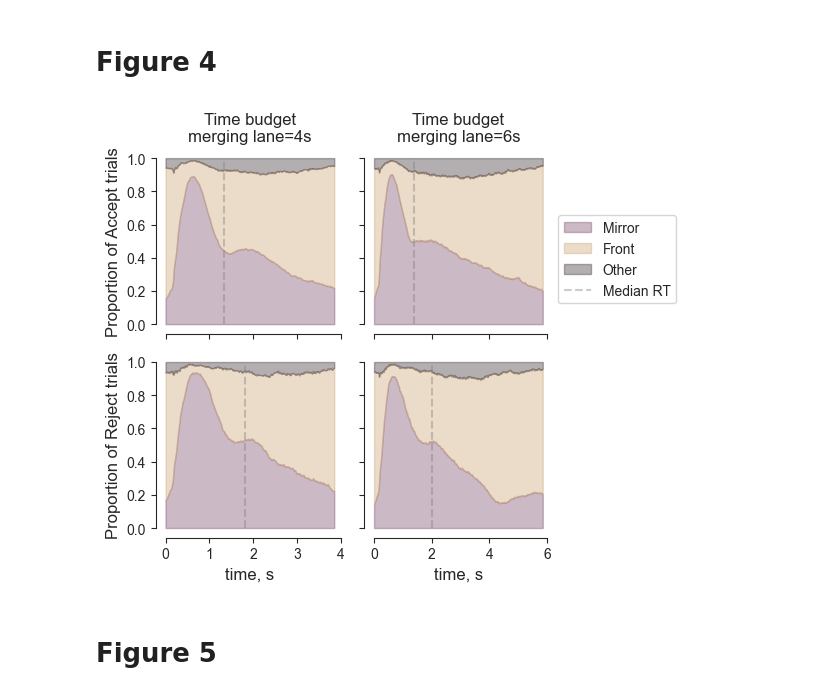
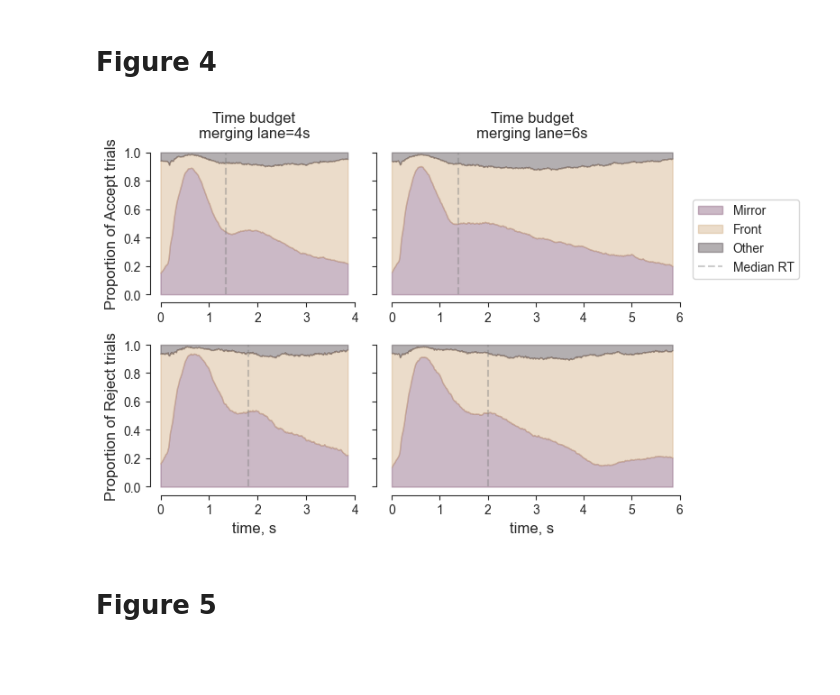
Before and after one commit to cherepaha/merging_eye_tracking, a Jupyter notebook: 02_paper_figures.ipynb, the cells around one changed output. Cells and saved outputs as stored; diff of their text form; code cells hidden in the pictures; blank space fills up the shorter version.

Commit message:
Figure updates

```diff
--- a/02_paper_figures.ipynb
+++ b/02_paper_figures.ipynb
@@ -54,24 +54,25 @@ def plot_average_gaze(data, ax, plot_median_RT=False):
         ax.vlines(x=median_rt, ymin=0, ymax=1, color="grey", ls="--", alpha=0.4, label="Median RT")
 # %%
 fontsize = 12
-fig, ((ax1, ax2), (ax3, ax4)) = plt.subplots(2, 2, figsize=(6,5), sharex="col", sharey="row")
+# fig, ((ax1, ax2), (ax3, ax4)) = plt.subplots(2, 2, figsize=(6,5), sharex="col", sharey="row")
+fig, ((ax1, ax2), (ax3, ax4)) = plt.subplots(2, 2, figsize=(8, 5), gridspec_kw={'width_ratios': [4, 6]}, sharex=False, sharey='row')
 plot_average_gaze(data[(data.decision=="Accept") &  (data.time_budget==4)], ax1, plot_median_RT=True)
 plot_average_gaze(data[(data.decision=="Accept") & (data.time_budget==6)], ax2, plot_median_RT=True)
 plot_average_gaze(data[(data.decision=="Reject") &  (data.time_budget==4)], ax3, plot_median_RT=True)
 plot_average_gaze(data[(data.decision=="Reject") & (data.time_budget==6)], ax4, plot_median_RT=True)
 ax1.set_title("Time budget\nmerging lane=4s", fontsize=fontsize)
 ax1.set_ylabel("Proportion of Accept trials", fontsize=fontsize)
 ax2.set_title("Time budget\nmerging lane=6s", fontsize=fontsize)
 ax2.legend(bbox_to_anchor=(1., 0.4), loc="center left")
 ax3.set_xlabel("time, s", fontsize=fontsize)
 ax3.set_ylabel("Proportion of Reject trials", fontsize=fontsize)
 ax4.set_xlabel("time, s", fontsize=fontsize)
 
 sns.despine(trim=True, offset=1)
 plt.tight_layout()
 plt.savefig(os.path.join(output_path, "average_gaze_by_decision.pdf"), dpi=300, bbox_inches="tight")
 # %% [output]
-[figure, old version]
+[figure, new version]
 # %% [markdown]
 # Figure 5
 # %%
```
Also changed, not shown: 2 other files.
